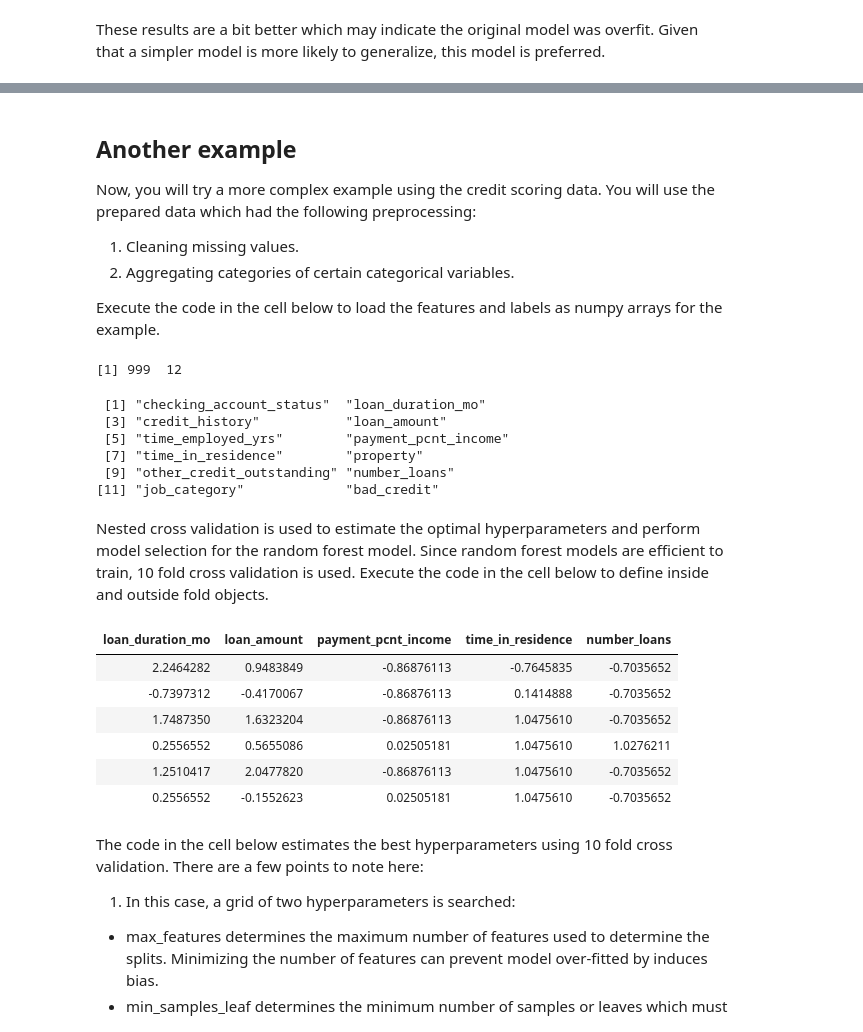
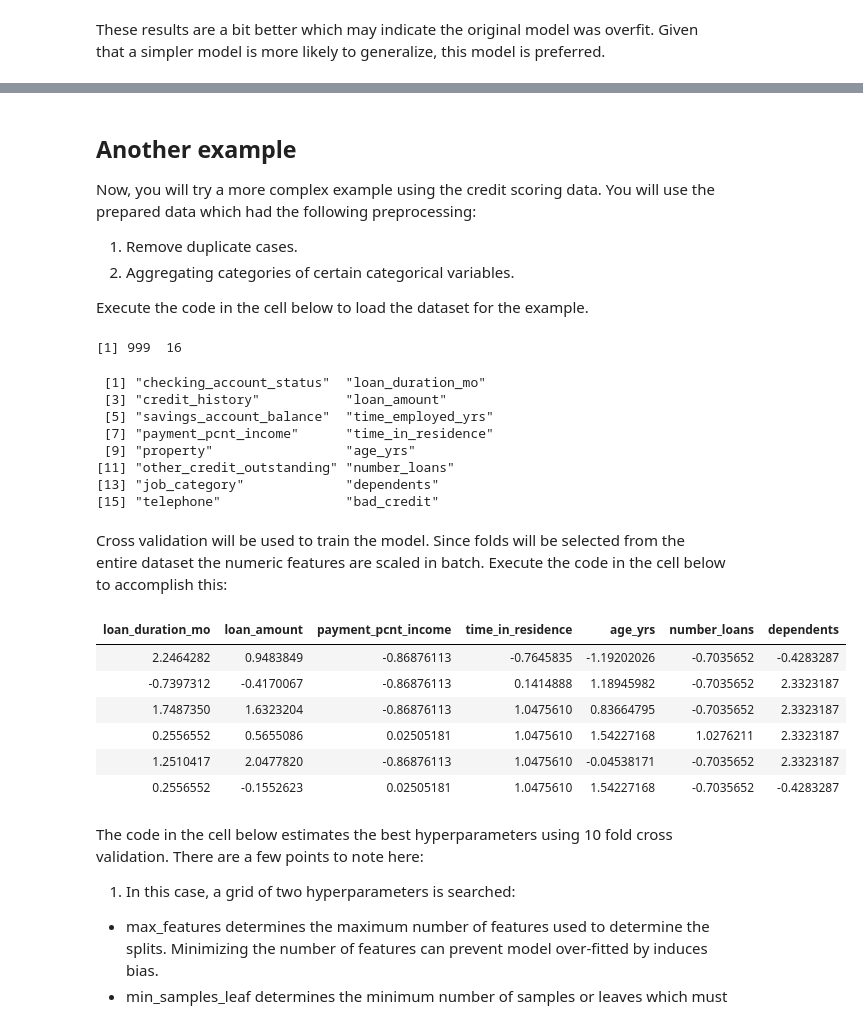
Before and after one commit to vijayraavi/Principles-of-Machine-Learning-R, a Jupyter notebook: Module6/Bagging.ipynb, the cells around one changed output, grey strips where cells are left out. Saved outputs shown, nothing was run; the diff lists cells and outputs as text; code cells hidden in the pictures.

```diff
--- a/Module6/Bagging.ipynb
+++ b/Module6/Bagging.ipynb
@@ -290,25 +269,25 @@ predict(rf_mod, newdata = test, type = 'prob')[,3]
 ## Another example
 
 Now, you will try a more complex example using the credit scoring data. You will use the prepared data which had the following preprocessing:
-1. Cleaning missing values.
+1. Remove duplicate cases.
 2. Aggregating categories of certain categorical variables.
 
-Execute the code in the cell below to load the features and labels as numpy arrays for the example.
+Execute the code in the cell below to load the dataset for the example.
 # %%
 credit = read.csv('German_Credit_Preped.csv', header = TRUE)
-credit = credit[,c('checking_account_status', 'loan_duration_mo', 'credit_history', 'loan_amount',
-                   'time_employed_yrs', 'payment_pcnt_income', 'time_in_residence', 'property',
-                   'other_credit_outstanding', 'number_loans', 'job_category', 'bad_credit' )]
-credit[,'CustomerID'] = NULL
+## Subset the data frame
+credit = credit[,c('checking_account_status', 'loan_duration_mo', 'credit_history', 'loan_amount', 'savings_account_balance',
+                   'time_employed_yrs', 'payment_pcnt_income', 'time_in_residence', 'property', 'age_yrs',
+                   'other_credit_outstanding', 'number_loans', 'job_category', 'dependents', 'telephone', 'bad_credit' )]
 print(dim(credit))
 names(credit)
 # %% [output]
-[1] 999  12
+[1] 999  16
  [1] "checking_account_status"  "loan_duration_mo"
  [3] "credit_history"           "loan_amount"
- [5] "time_employed_yrs"        "payment_pcnt_income"
- [7] "time_in_residence"        "property"
- [9] "other_credit_outstanding" "number_loans"
-[11] "job_category"             "bad_credit"
+ [5] "savings_account_balance"  "time_employed_yrs"
+ [7] "payment_pcnt_income"      "time_in_residence"
+ [9] "property"                 "age_yrs"
+[11] "other_credit_outstanding" "number_loans"
+[13] "job_category"             "dependents"
+[15] "telephone"                "bad_credit"
-# %% [markdown]
-Nested cross validation is used to estimate the optimal hyperparameters and perform model selection for the random forest model. Since random forest models are efficient to train, 10 fold cross validation is used. Execute the code in the cell below to define inside and outside fold objects.
@@ -323,22 +294,20 @@ Nested cross validation is used to estimate the optimal hyperparameters and perf
+# %% [markdown]
+Cross validation will be used to train the model. Since folds will be selected from the entire dataset the numeric features are scaled in batch. Execute the code in the cell below to accomplish this:
 # %%
 num_cols = c('loan_duration_mo', 'loan_amount', 'payment_pcnt_income',
-             'time_in_residence', 'number_loans')
-#preProcValues <- preProcess(training[,num_cols], method = c("center", "scale"))
-
-#training[,num_cols] = predict(preProcValues, training[,num_cols])
-#test[,num_cols] = predict(preProcValues, test[,num_cols])
+             'time_in_residence', 'age_yrs', 'number_loans', 'dependents')
 
 preProcValues <- preProcess(credit[,num_cols], method = c("center", "scale"))
 credit[,num_cols] = predict(preProcValues, credit[,num_cols])
 head(credit[,num_cols])
 # %% [output]
-| loan_duration_mo | loan_amount | payment_pcnt_income | time_in_residence | number_loans |
-| 2.2464282 | 0.9483849 | -0.86876113 | -0.7645835 | -0.7035652 |
-| -0.7397312 | -0.4170067 | -0.86876113 | 0.1414888 | -0.7035652 |
-| 1.7487350 | 1.6323204 | -0.86876113 | 1.0475610 | -0.7035652 |
-| 0.2556552 | 0.5655086 | 0.02505181 | 1.0475610 | 1.0276211 |
-| 1.2510417 | 2.0477820 | -0.86876113 | 1.0475610 | -0.7035652 |
-| 0.2556552 | -0.1552623 | 0.02505181 | 1.0475610 | -0.7035652 |
+| loan_duration_mo | loan_amount | payment_pcnt_income | time_in_residence | age_yrs | number_loans | dependents |
+| 2.2464282 | 0.9483849 | -0.86876113 | -0.7645835 | -1.19202026 | -0.7035652 | -0.4283287 |
+| -0.7397312 | -0.4170067 | -0.86876113 | 0.1414888 | 1.18945982 | -0.7035652 | 2.3323187 |
+| 1.7487350 | 1.6323204 | -0.86876113 | 1.0475610 | 0.83664795 | -0.7035652 | 2.3323187 |
+| 0.2556552 | 0.5655086 | 0.02505181 | 1.0475610 | 1.54227168 | 1.0276211 | 2.3323187 |
+| 1.2510417 | 2.0477820 | -0.86876113 | 1.0475610 | -0.04538171 | -0.7035652 | 2.3323187 |
+| 0.2556552 | -0.1552623 | 0.02505181 | 1.0475610 | 1.54227168 | -0.7035652 | -0.4283287 |
 # %% [markdown]
 The code in the cell below estimates the best hyperparameters using 10 fold cross validation. There are a few points to note here:
 1. In this case, a grid of two hyperparameters is searched:
```
Also changed, not shown: parts of 21 cells of this notebook.
